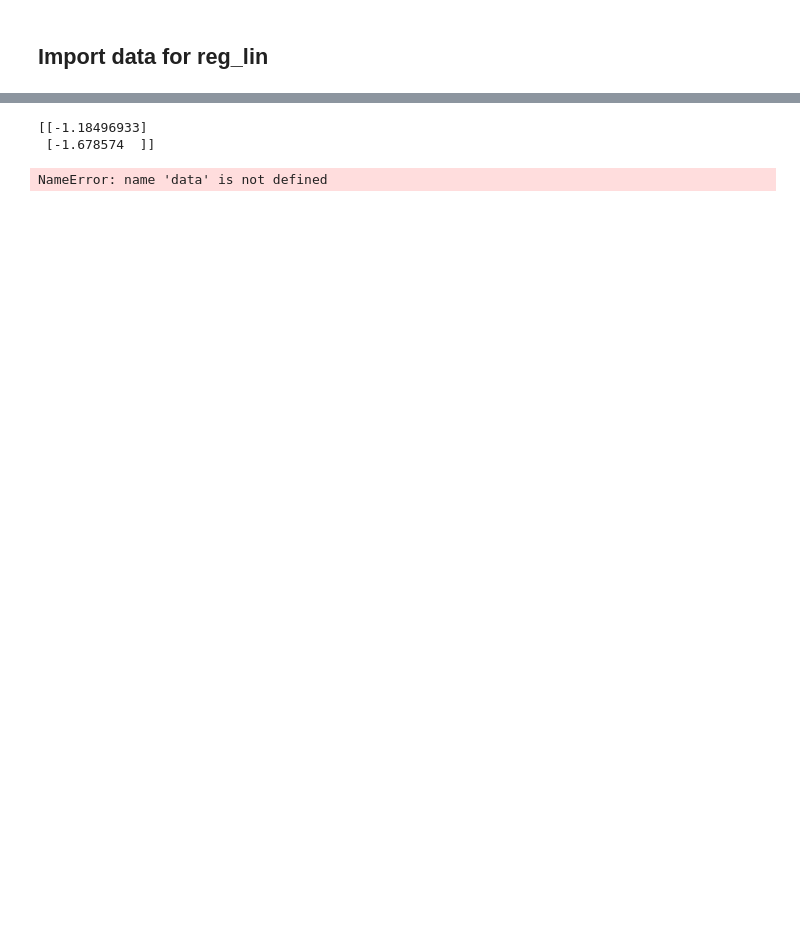
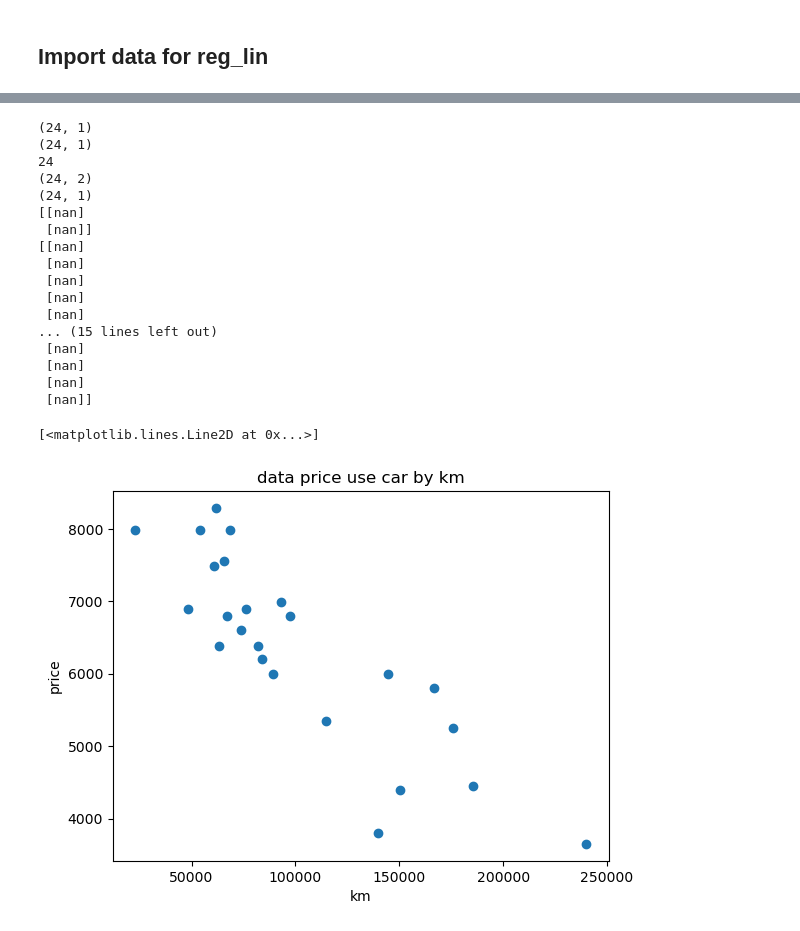
Before and after one commit to vportens/machine_learning, a Jupyter notebook: first_regretion_lineaire.ipynb, the cells around one changed output, grey strips where cells are left out. Drawn from its saved outputs; the diff is of its cells as text; code cells hidden in the pictures; blank space fills up the shorter version.

```diff
--- a/first_regretion_lineaire.ipynb
+++ b/first_regretion_lineaire.ipynb
@@ -99,2 +98,2 @@ AttributeError: partially initialized module 'pandas' has no attribute 'core' (m
 # %%
-data = pd.read_csv('data.csv')
+data = pd.read_csv('data.csv', delimiter=",")
@@ -115,30 +117,42 @@ NameError: name 'data' is not defined
 # %%
-theta = np.random.randn(2, 1)
-print(theta)
+theta = np.zeros((2, 1))
 x = data['km']
 y = data['price']
+
 
 x = x.values.reshape(x.shape[0], 1)
 y = y.values.reshape(y.shape[0], 1)
 
 
-
-
 X = np.hstack((x, np.ones(x.shape)))
-print(len(y))
-#print(X)
-theta_final = gradient_descent(X, y, theta, learning_rate= 0.0001, n_ite = 10000)
+theta_final = gradient_descent(X, y, theta, learning_rate= 0.00000001, n_ite = 300)
 
 print(theta_final)
 
 prediction = model(X, theta_final)
 print(prediction)
 plt.scatter(data['km'], data['price'])
 plt.title("data price use car by km")
 plt.ylabel("price")
 plt.xlabel("km")
 plt.plot(x, prediction , c = 'r')
 # %% [output]
-[[-1.18496933]
- [-1.678574  ]]
+(24, 1)
+(24, 1)
+24
+(24, 2)
+(24, 1)
+[[nan]
+ [nan]]
+[[nan]
+ [nan]
+ [nan]
+ [nan]
+ [nan]
+... (15 lines left out)
+ [nan]
+ [nan]
+ [nan]
+ [nan]]
-NameError: name 'data' is not defined
+[<matplotlib.lines.Line2D at 0x...>]
+[figure, added]
```
Also changed, not shown: parts of 13 cells of this notebook.
